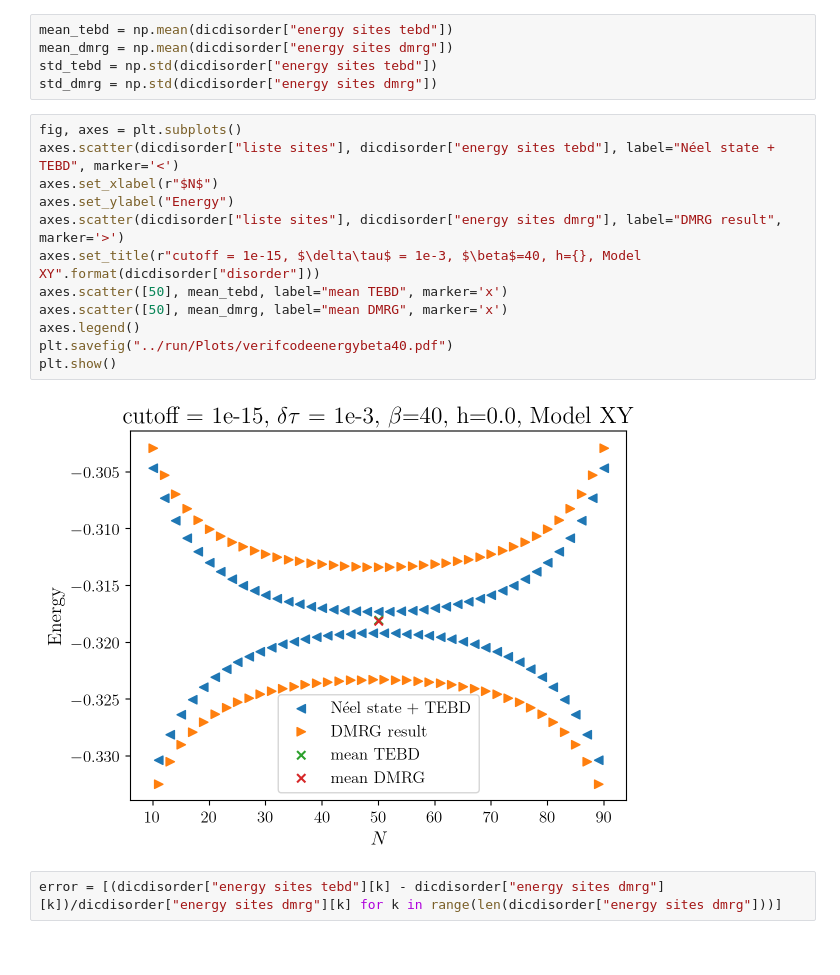
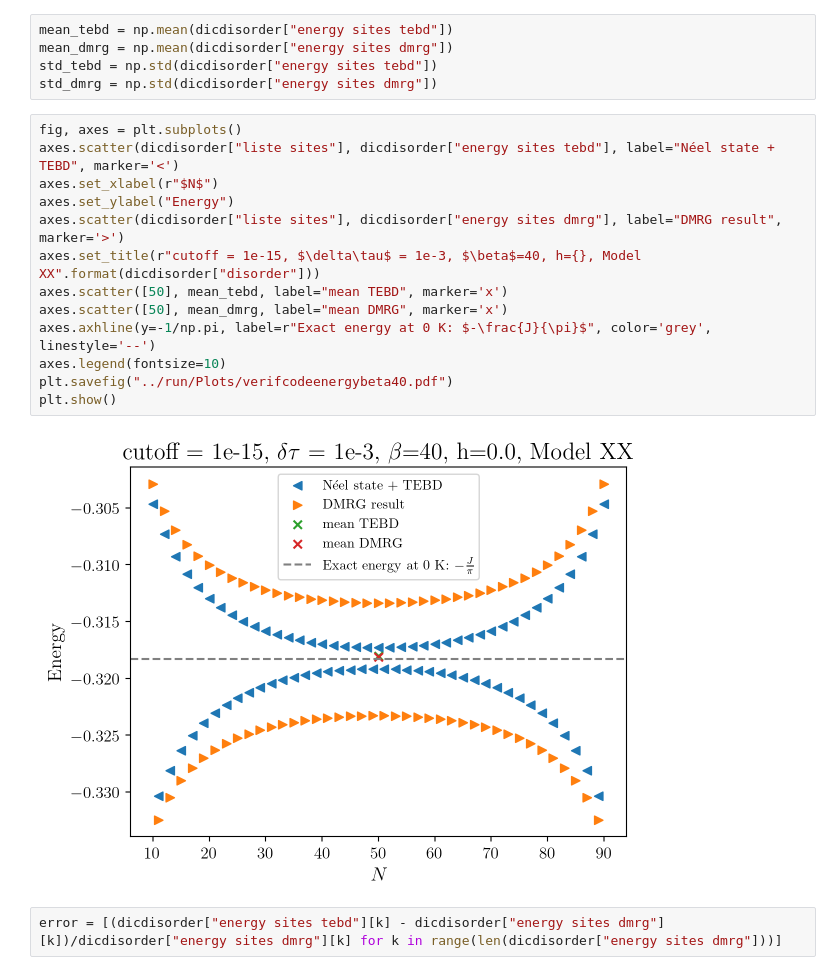
Before and after one commit to romanbeauvallet/Many-Body-Localization, a Jupyter notebook: analyse_simulations_julia/analysis_local.ipynb, the cells around one changed output. Saved outputs shown, nothing was run; the diff lists cells and outputs as text.

```diff
--- a/analyse_simulations_julia/analysis_local.ipynb
+++ b/analyse_simulations_julia/analysis_local.ipynb
@@ -183,17 +183,18 @@ std_dmrg = np.std(dicdisorder["energy sites dmrg"])
 # %%
 fig, axes = plt.subplots()
 axes.scatter(dicdisorder["liste sites"], dicdisorder["energy sites tebd"], label="Néel state + TEBD", marker='<')
 axes.set_xlabel(r"$N$")
 axes.set_ylabel("Energy")
 axes.scatter(dicdisorder["liste sites"], dicdisorder["energy sites dmrg"], label="DMRG result", marker='>')
-axes.set_title(r"cutoff = 1e-15, $\delta\tau$ = 1e-3, $\beta$=40, h={}, Model XY".format(dicdisorder["disorder"]))
+axes.set_title(r"cutoff = 1e-15, $\delta\tau$ = 1e-3, $\beta$=40, h={}, Model XX".format(dicdisorder["disorder"]))
 axes.scatter([50], mean_tebd, label="mean TEBD", marker='x')
 axes.scatter([50], mean_dmrg, label="mean DMRG", marker='x')
-axes.legend()
+axes.axhline(y=-1/np.pi, label=r"Exact energy at 0 K: $-\frac{J}{\pi}$", color='grey', linestyle='--')
+axes.legend(fontsize=10)
 plt.savefig("../run/Plots/verifcodeenergybeta40.pdf")
 plt.show()
 # %% [output]
-[figure, old version]
+[figure, new version]
 # %%
 error = [(dicdisorder["energy sites tebd"][k] - dicdisorder["energy sites dmrg"][k])/dicdisorder["energy sites dmrg"][k] for k in range(len(dicdisorder["energy sites dmrg"]))]
 # %%
```
Also changed, not shown: parts of 1 cell of this notebook, 4 other files.
